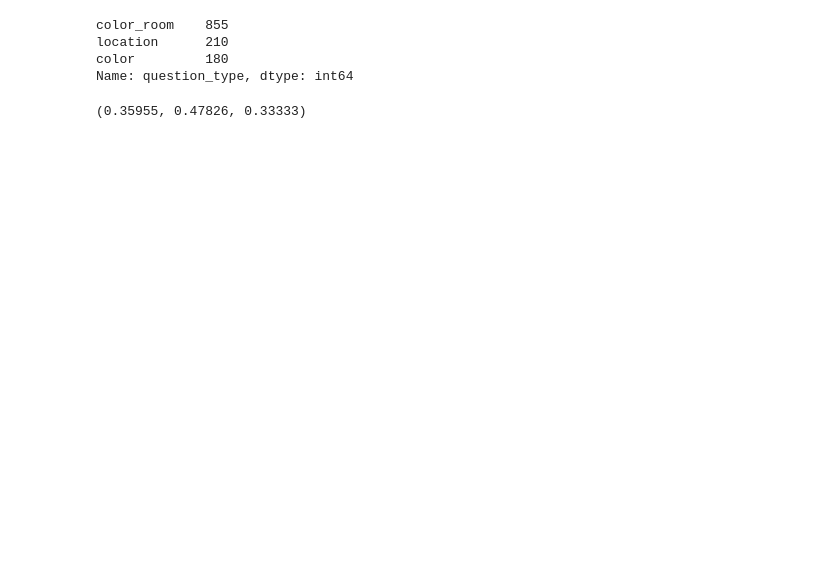
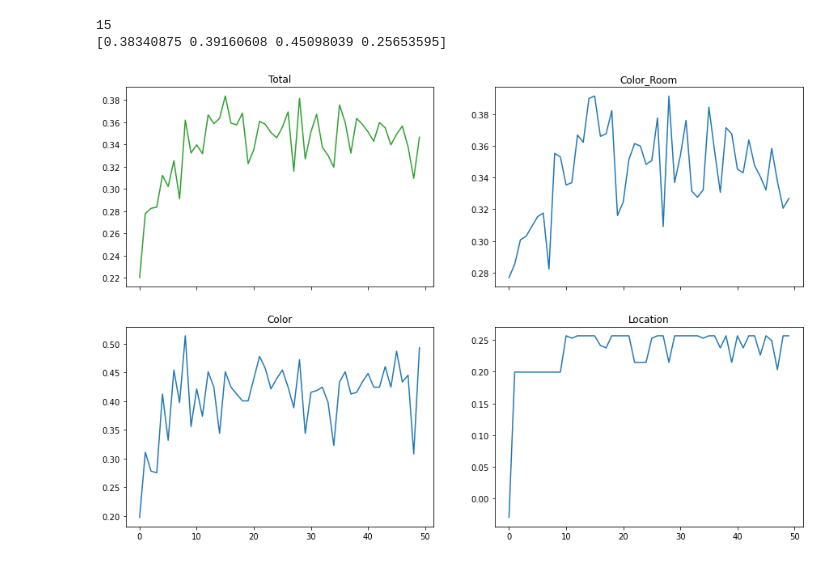
Before and after one commit to YasMME/thesisproj, a Jupyter notebook: WrongAnswers.ipynb, the cells around one changed output. Drawn from its saved outputs; the diff is of its cells as text; code cells hidden in the pictures; blank space fills up the shorter version.

```diff
--- a/WrongAnswers.ipynb
+++ b/WrongAnswers.ipynb
@@ -90,12 +14,46 @@ fully_blind_wrong.head()
-# %%
-fb_wrong = fully_blind_wrong['question_type'].value_counts()
-fb_wrong
-# %% [output]
-color_room    855
-location      210
-color         180
-Name: question_type, dtype: int64
-# %%
-percent_right(fb_wrong)
-# %% [output]
-(0.35955, 0.47826, 0.33333)
+# %%
+def percent_right(file):
+    counts = file['question_type'].value_counts()
+    total_wrong = len(file.index)
+    rights = np.empty([4])
+    rights[0] = (total_questions - total_wrong) / total_questions
+    rights[1] = (total_color_room - counts['color_room'])/total_color_room
+    rights[2] = (total_color - counts['color'])/total_color
+    rights[3] = (total_location - counts['location'])/total_location
+    return rights
+
+def agreement_to_gt(rights):
+    agreement = np.empty(4)
+    p_e = 1 / validation_answer_vocab
+    agreement[0] = (rights[0] - p_e)/(1-p_e)
+    agreement[1] = (rights[1] - p_e)/(1-p_e)
+    agreement[2] = (rights[2] - p_e)/(1-p_e)
+    agreement[3] = (rights[3] - p_e)/(1-p_e)
+    return agreement
+# %%
+def produce_agreement_stats(experiment):
+    agreement_list = []
+    for c in range(0, 50):
+        wrong_file = pd.read_csv("/home/yasmeen/Desktop/wrong_answers/{}/wrong_answers{}.csv".format(experiment, c))
+        agreement_list.append(agreement_to_gt(percent_right(wrong_file)))
+    agreement = np.stack(agreement_list)
+    fig, axs = plt.subplots(2, 2, sharex=True)
+    fig.set_size_inches(15, 10, forward=True)
+    axs[0,0].plot(agreement[:,0], 'tab:green')
+    axs[0, 0].set_title('Total')
+    axs[0,1].plot(agreement[:,1])
+    axs[0, 1].set_title('Color_Room')
+    axs[1,0].plot(agreement[:,2])
+    axs[1, 0].set_title('Color')
+    axs[1,1].plot(agreement[:,3])
+    axs[1, 1].set_title('Location')
+    best_total_index = np.argmax(agreement, axis=0)[0]
+    print(best_total_index)
+    print(agreement[best_total_index])
+
+    #return agreement
+produce_agreement_stats('baseline_wrong_answer')
+# %% [output]
+15
+[0.38340875 0.39160608 0.45098039 0.25653595]
+[figure, added]
```
Also changed, not shown: parts of 20 cells of this notebook, 9 other files.
